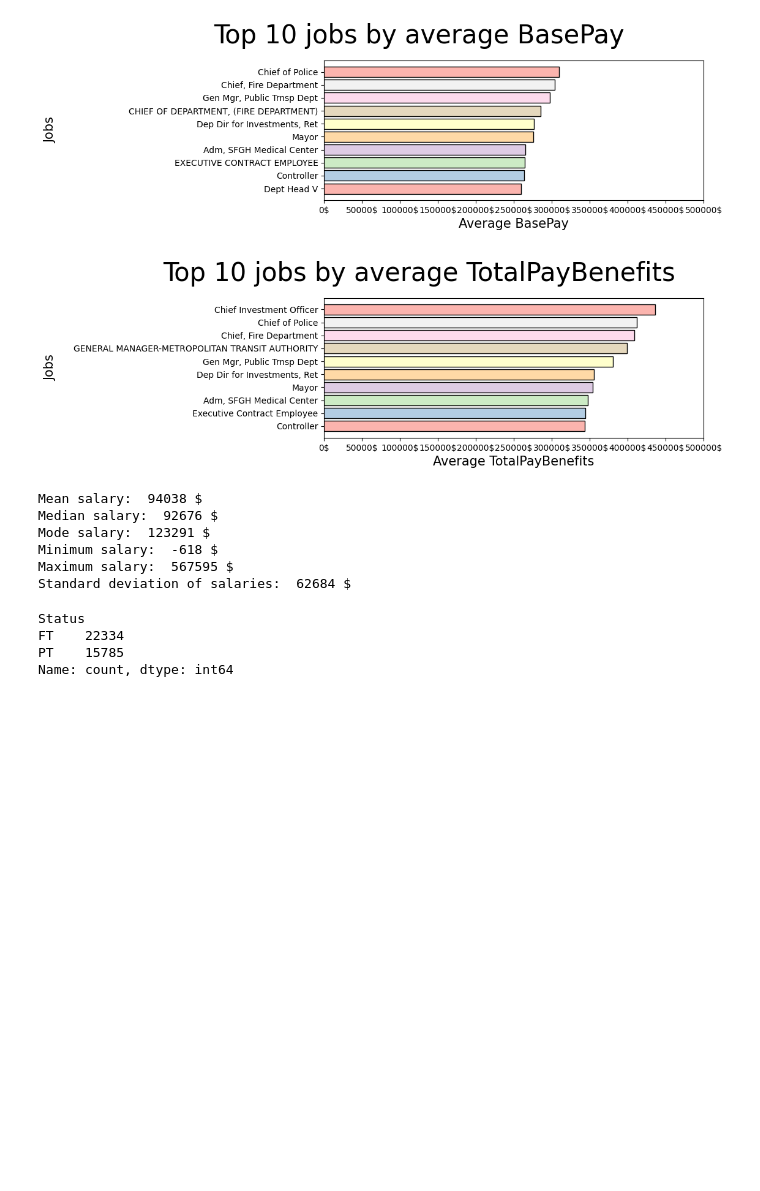
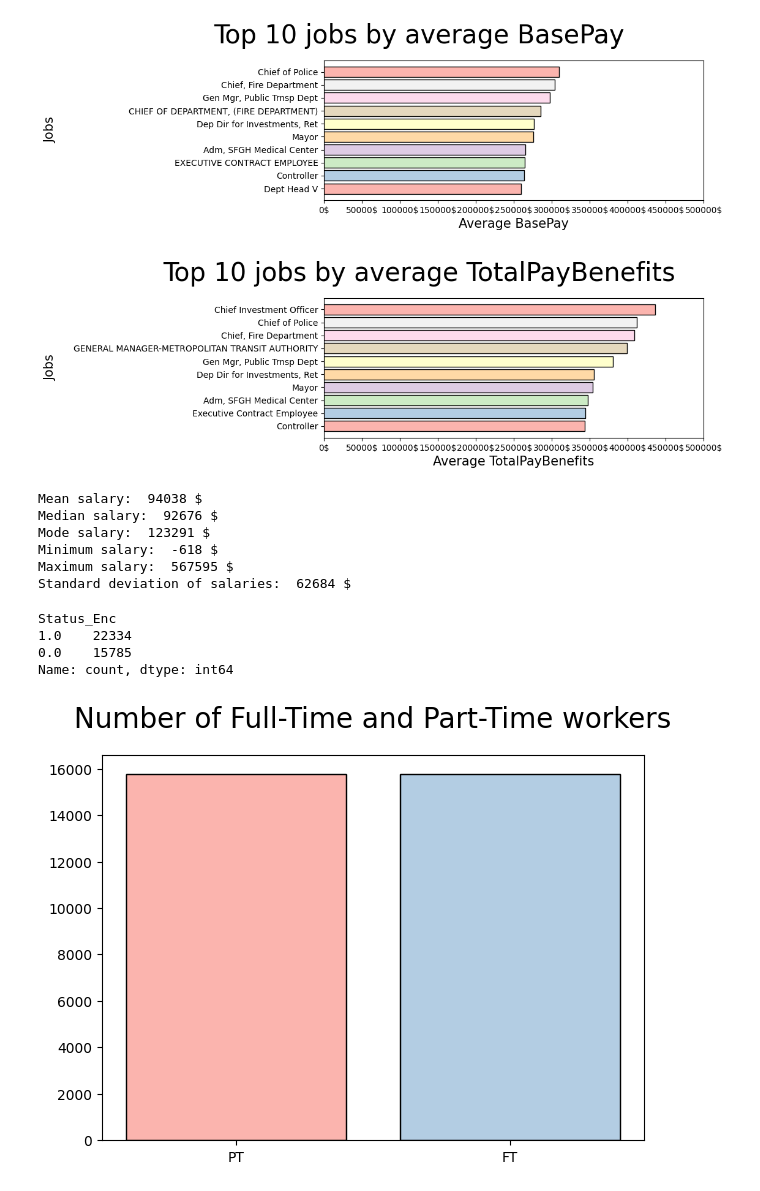
Before and after one commit to niccolozoboli/Programming-January-, a Jupyter notebook: Salaries_definitivo.ipynb, the cells around one changed output. Cells and saved outputs as stored; diff of their text form; code cells hidden in the pictures; blank space fills up the shorter version.

Commit message:
Upgrade_pr ml part

```diff
--- a/Salaries_definitivo.ipynb
+++ b/Salaries_definitivo.ipynb
@@ -321,10 +326,30 @@ Mode salary:  123291 $
 Minimum salary:  -618 $
 Maximum salary:  567595 $
 Standard deviation of salaries:  62684 $
-# %%
-df['Status'].value_counts()
-# %% [output]
-Status
-FT    22334
-PT    15785
-Name: count, dtype: int64
+# %%
+#for the prediction part, we can't use rows with null values in the status column, so we'll drop them
+df=df.dropna()
+df['Status_Enc'].value_counts()
+# %% [output]
+Status_Enc
+1.0    22334
+0.0    15785
+Name: count, dtype: int64
+# %%
+#create X and y for undersampling
+X = df.drop('Status_Enc', axis = 1)
+y = df['Status_Enc']
+# %%
+#undersample X and y
+rus = RandomUnderSampler()
+X_res, y_res = rus.fit_resample(X,y)
+# %%
+#re-create the dataframe with X and y undersampled
+df = pd.concat([pd.DataFrame(X_res, columns=X.columns), pd.Series(y_res, name='Status_Enc')], axis=1)
+# %%
+plt.figure(figsize=(7,5))
+plt.title('Number of Full-Time and Part-Time workers', fontsize=20, pad=20)
+plt.bar(x=df['Status'].value_counts().index, height=df['Status'].value_counts(), color=pastel1.colors, edgecolor='black')
+plt.show()
+# %% [output]
+[figure, added]
```
Also changed, not shown: parts of 23 cells of this notebook.
